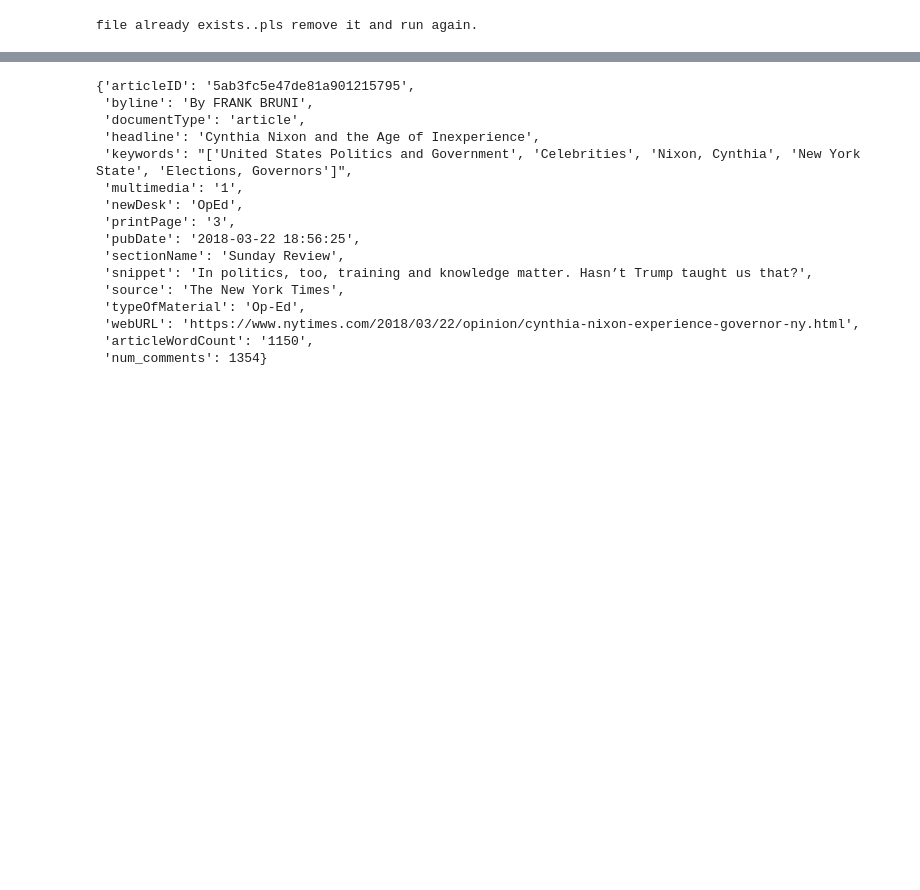
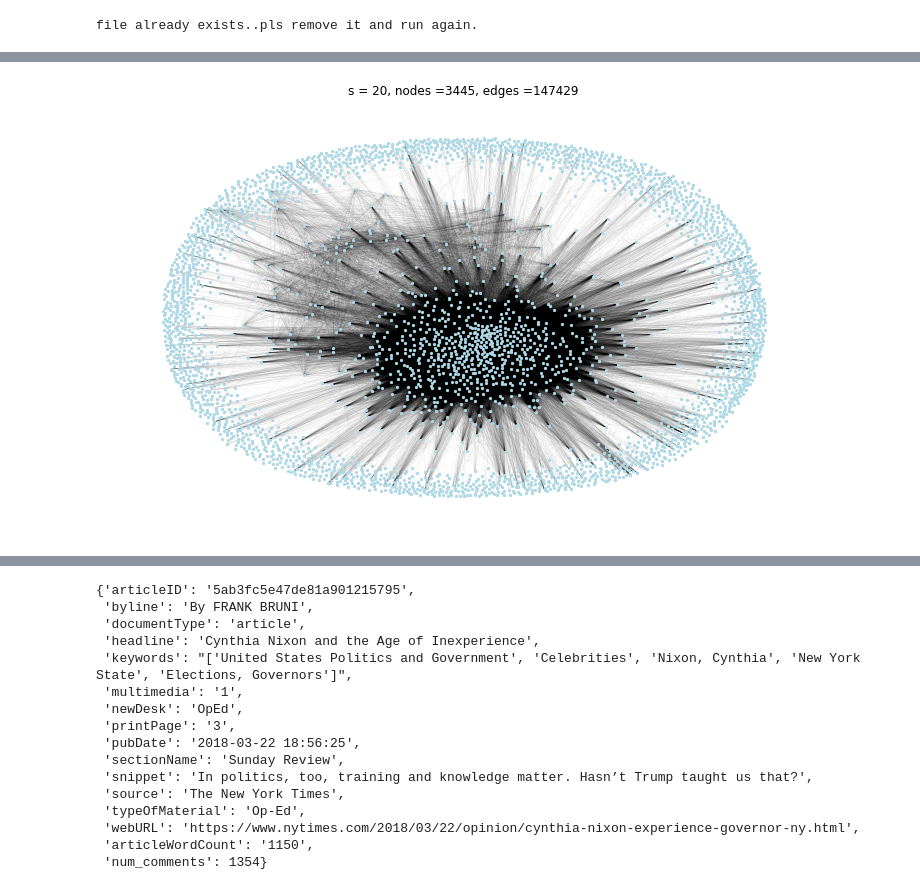
Before and after one commit to ahsun-tariq/591-newyork-times, a Jupyter notebook: project.ipynb, the cells around one changed output, grey strips where cells are left out. Drawn from its saved outputs; the diff is of its cells as text; code cells hidden in the pictures; blank space fills up the shorter version.

```diff
--- a/project.ipynb
+++ b/project.ipynb
@@ -296,4 +313,8 @@ linegraph_articles_s10 = H.get_linegraph(10, edges=True, use_nwhy=True)
 # %%
 linegraph_articles_s20 = H.get_linegraph(20, edges=True, use_nwhy=True)
+# %%
+plotGraph(linegraph_articles_s20,20)
+# %% [output]
+[figure, added]
 # %%
 linegraph_articles_s100 = H.get_linegraph(100, edges=True, use_nwhy=True)
```
Also changed, not shown: parts of 5 cells of this notebook.
